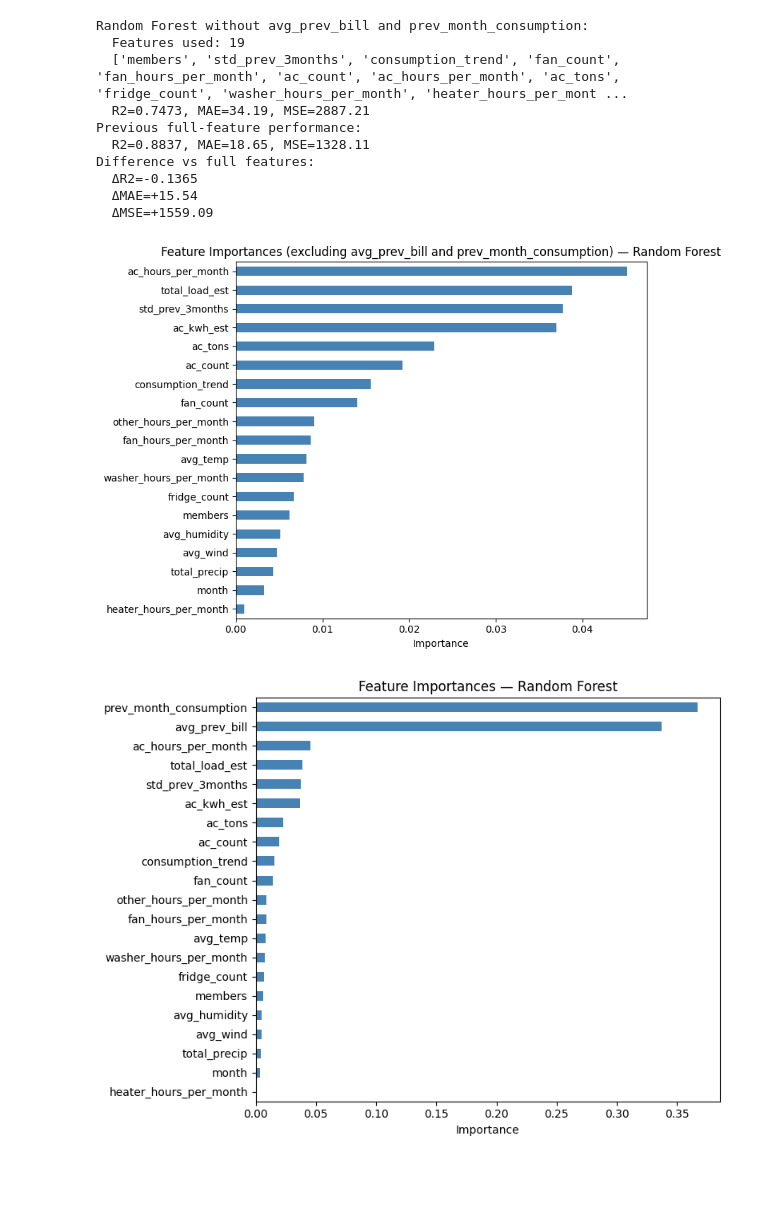
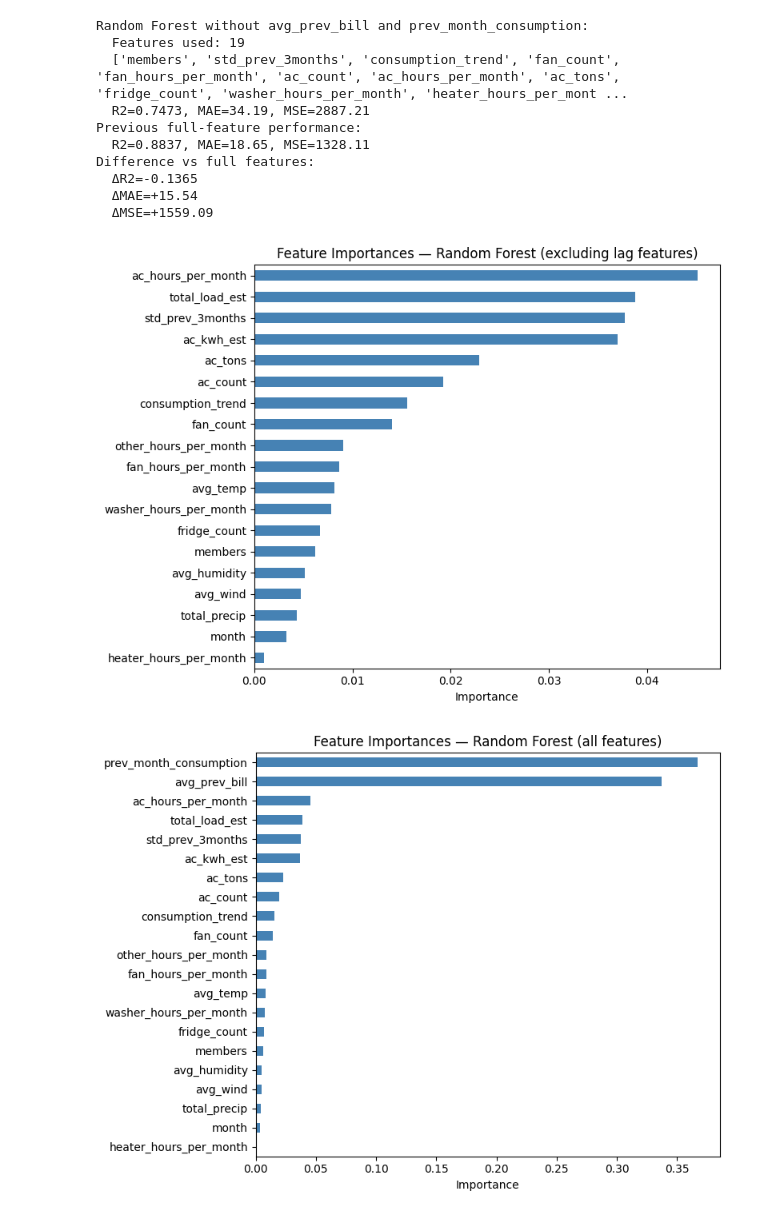
Before and after one commit to sumaliwanigasekara/energywise, a Jupyter notebook: EnergyWise_Pipeline.ipynb, the cells around one changed output. Drawn from its saved outputs; the diff is of its cells as text; code cells hidden in the pictures; blank space fills up the shorter version.

```diff
--- a/EnergyWise_Pipeline.ipynb
+++ b/EnergyWise_Pipeline.ipynb
@@ -713,3 +713,8 @@ results.append(evaluate(lr, 'Linear Regression'))
 # %% [output]
 Training Linear Regression (baseline)...
 Linear Regression: MAE=19.83 kWh   MSE=1517.61   R2=0.8672
+# %%
+print('Training Random Forest (default, no tuning)...')
+rf_default = RandomForestRegressor(n_estimators=100, random_state=42, n_jobs=-1)
+rf_default.fit(X_train, y_train)
+results.append(evaluate(rf_default, 'Random Forest (default)'))
@@ -942,37 +1008,33 @@ Difference vs full features:
   ΔMAE=+15.54
   ΔMSE=+1559.09
 # %%
-if hasattr(best['model'], 'feature_importances_'):
-    importances_no_lags = pd.Series(
-        best['model'].feature_importances_,
-        index=FEATURE_COLS
-    ).drop(['avg_prev_bill', 'prev_month_consumption'])
+# Use RF for feature importances (Ensemble doesn't expose them directly)
+fi_model = rf
 
-    importances_no_lags = importances_no_lags.sort_values()
+importances_no_lags = pd.Series(
+    fi_model.feature_importances_, index=FEATURE_COLS
+).drop(['avg_prev_bill', 'prev_month_consumption']).sort_values()
 
-    fig, ax = plt.subplots(figsize=(8, 6))
-    importances_no_lags.plot(kind='barh', ax=ax, color='steelblue')
-    ax.set_title(f"Feature Importances (excluding avg_prev_bill and prev_month_consumption) — {best['name']}")
-    ax.set_xlabel('Importance')
-    plt.tight_layout()
-    plt.show()
-else:
-    print('Feature importances not available for this model type.')
+fig, ax = plt.subplots(figsize=(8, 6))
+importances_no_lags.plot(kind='barh', ax=ax, color='steelblue')
+ax.set_title('Feature Importances — Random Forest (excluding lag features)')
+ax.set_xlabel('Importance')
+plt.tight_layout()
+plt.show()
 # %% [output]
-[figure, old version]
+[figure, new version]
 # %%
-if hasattr(best['model'], 'feature_importances_'):
-    importances = pd.Series(
-        best['model'].feature_importances_, index=FEATURE_COLS
-    ).sort_values()
+fi_model = rf
 
-    fig, ax = plt.subplots(figsize=(8, 6))
-    importances.plot(kind='barh', ax=ax, color='steelblue')
-    ax.set_title(f"Feature Importances — {best['name']}")
-    ax.set_xlabel('Importance')
-    plt.tight_layout()
-    plt.show()
-else:
-    print('Feature importances not available for this model type.')
+importances = pd.Series(
+    fi_model.feature_importances_, index=FEATURE_COLS
+).sort_values()
+
+fig, ax = plt.subplots(figsize=(8, 6))
+importances.plot(kind='barh', ax=ax, color='steelblue')
+ax.set_title('Feature Importances — Random Forest (all features)')
+ax.set_xlabel('Importance')
+plt.tight_layout()
+plt.show()
 # %% [output]
-[figure, old version]
+[figure, new version]
```
Also changed, not shown: parts of 11 cells of this notebook, 2 other files.
